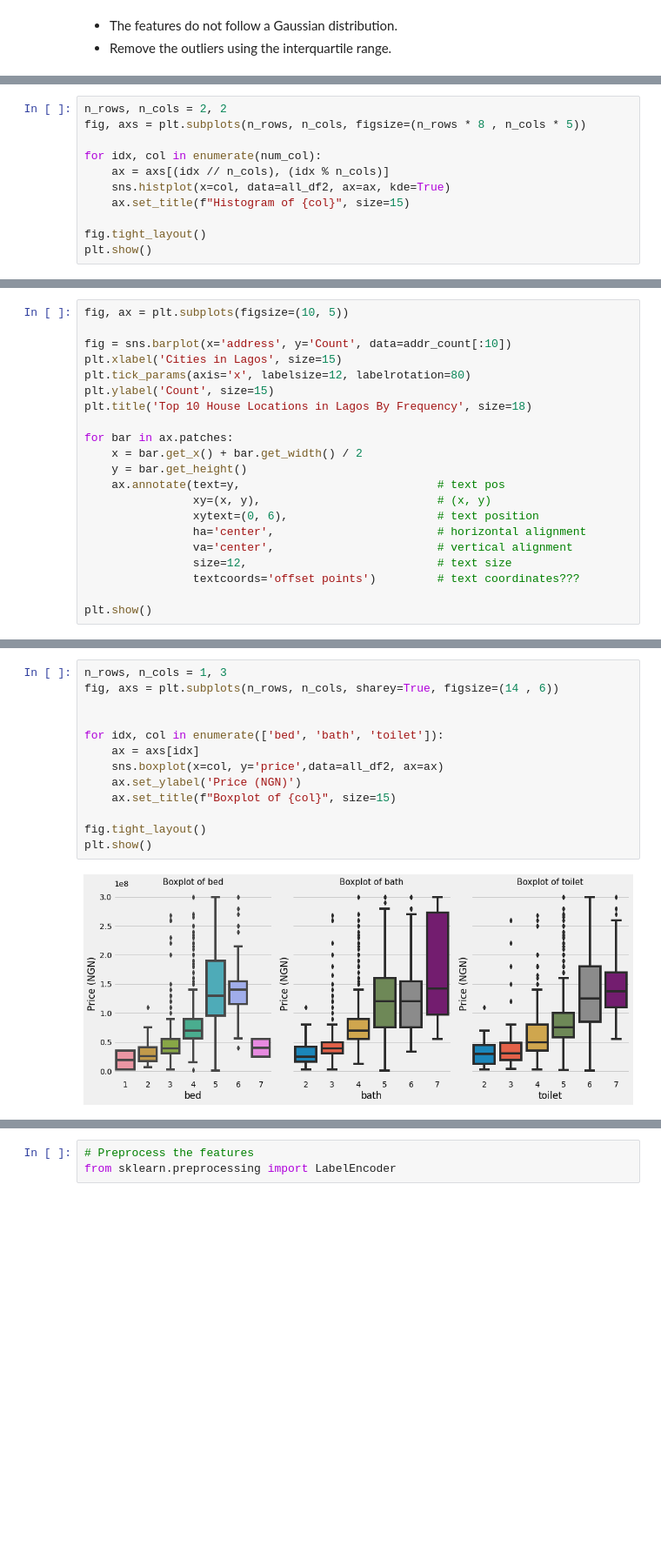
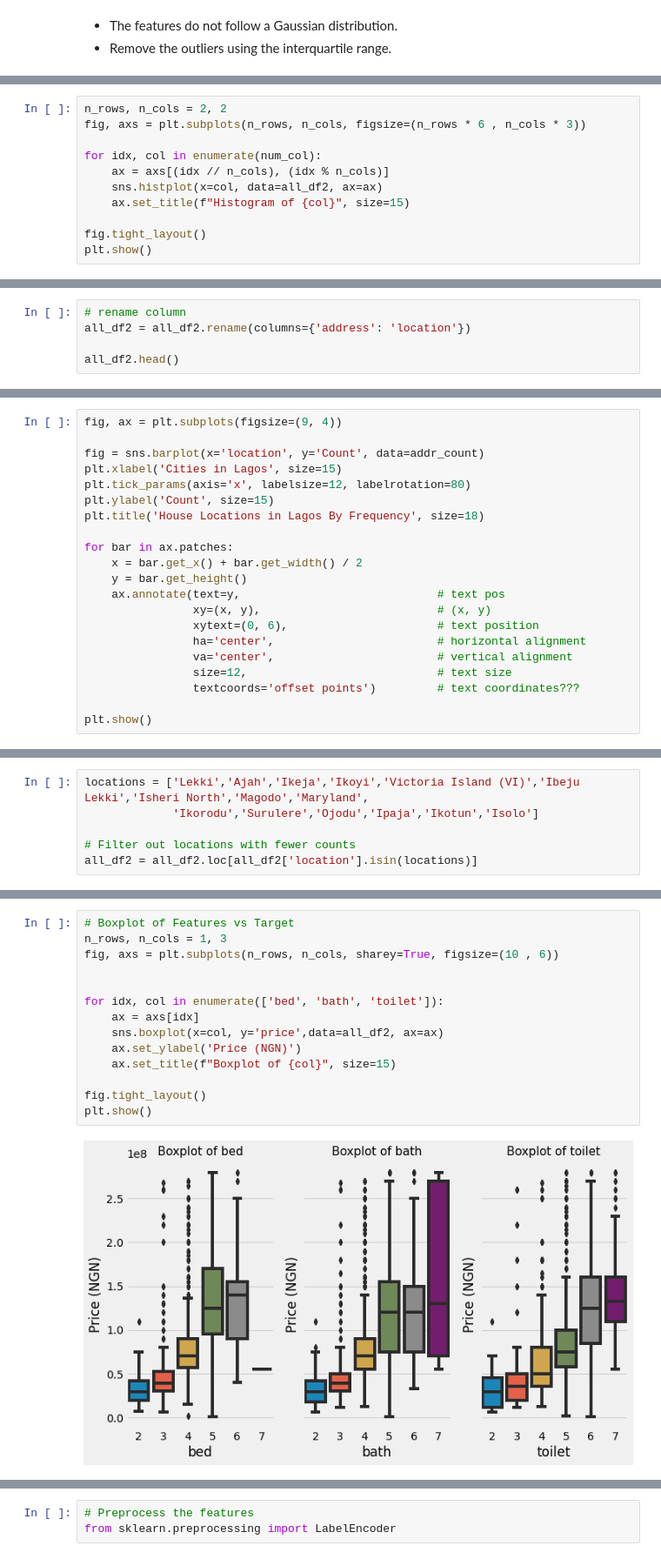
Before and after one commit to chineidu/house_prediction, a Jupyter notebook: house_prices.ipynb, the cells around one changed output, grey strips where cells are left out. Shown at 87% size. Saved outputs shown, nothing was run; the diff lists cells and outputs as text; blank space fills up the shorter version.

```diff
--- a/house_prices.ipynb
+++ b/house_prices.ipynb
@@ -216,10 +235,10 @@ all_df2 = all_df2.loc[all_df2['price'] <= outliers[1]]
 # %%
 n_rows, n_cols = 2, 2
-fig, axs = plt.subplots(n_rows, n_cols, figsize=(n_rows * 8 , n_cols * 5))
+fig, axs = plt.subplots(n_rows, n_cols, figsize=(n_rows * 6 , n_cols * 3))
 
 for idx, col in enumerate(num_col):
     ax = axs[(idx // n_cols), (idx % n_cols)]
-    sns.histplot(x=col, data=all_df2, ax=ax, kde=True)
+    sns.histplot(x=col, data=all_df2, ax=ax)
     ax.set_title(f"Histogram of {col}", size=15)
 
 fig.tight_layout()
@@ -237,0 +251,5 @@ all_df2.head()
+# %%
+# rename column
+all_df2 = all_df2.rename(columns={'address': 'location'})
+
+all_df2.head()
@@ -253,11 +273,11 @@ addr_count.head(8)
 # %%
-fig, ax = plt.subplots(figsize=(10, 5))
+fig, ax = plt.subplots(figsize=(9, 4))
 
-fig = sns.barplot(x='address', y='Count', data=addr_count[:10])
+fig = sns.barplot(x='location', y='Count', data=addr_count)
 plt.xlabel('Cities in Lagos', size=15)
 plt.tick_params(axis='x', labelsize=12, labelrotation=80)
 plt.ylabel('Count', size=15)
-plt.title('Top 10 House Locations in Lagos By Frequency', size=18)
+plt.title('House Locations in Lagos By Frequency', size=18)
 
 for bar in ax.patches:
     x = bar.get_x() + bar.get_width() / 2
@@ -276 +296,7 @@ plt.show()
+# %%
+locations = ['Lekki','Ajah','Ikeja','Ikoyi','Victoria Island (VI)','Ibeju Lekki','Isheri North','Magodo','Maryland',
+             'Ikorodu','Surulere','Ojodu','Ipaja','Ikotun','Isolo']
+
+# Filter out locations with fewer counts
+all_df2 = all_df2.loc[all_df2['location'].isin(locations)]
 # %% [markdown]
@@ -293,16 +335,17 @@ grpby_bed
 # %%
+# Boxplot of Features vs Target
 n_rows, n_cols = 1, 3
-fig, axs = plt.subplots(n_rows, n_cols, sharey=True, figsize=(14 , 6))
+fig, axs = plt.subplots(n_rows, n_cols, sharey=True, figsize=(10 , 6))
 
 
 for idx, col in enumerate(['bed', 'bath', 'toilet']):
     ax = axs[idx]
     sns.boxplot(x=col, y='price',data=all_df2, ax=ax)
     ax.set_ylabel('Price (NGN)')
     ax.set_title(f"Boxplot of {col}", size=15)
 
 fig.tight_layout()
 plt.show()
 # %% [output]
-[figure, old version]
+[figure, new version]
 # %%
```
Also changed, not shown: parts of 67 cells of this notebook, 1 other file.
